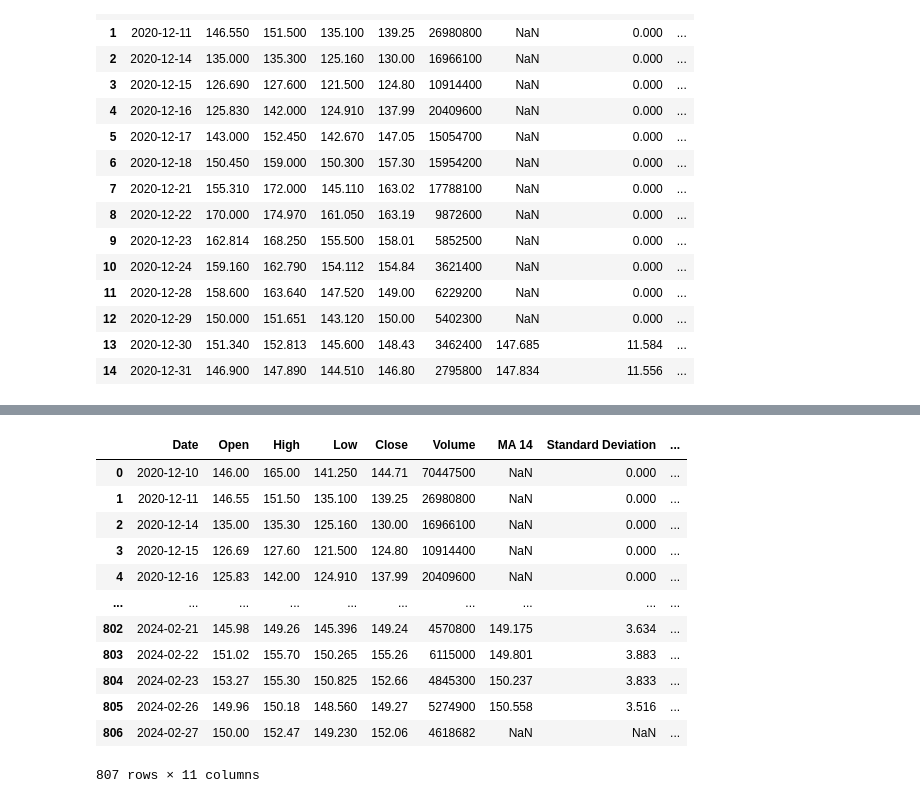
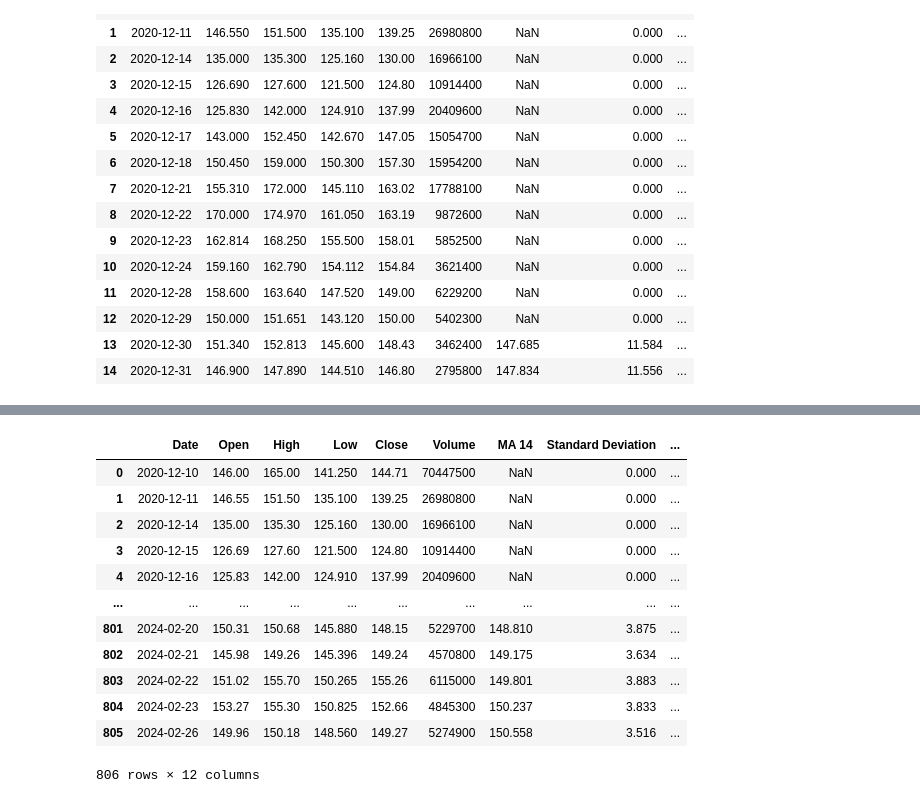
Before and after one commit to D-Voronkov-Official/Stocks-Price-Prediction-Program, a Jupyter notebook: Machine Learning Data Gathering/Scripts/Moving Average + Bollinger bands.ipynb, the cells around one changed output, grey strips where cells are left out. Saved outputs shown, nothing was run; the diff lists cells and outputs as text; code cells hidden in the pictures.

```diff
--- a/Machine Learning Data Gathering/Scripts/Moving Average + Bollinger bands.ipynb
+++ b/Machine Learning Data Gathering/Scripts/Moving Average + Bollinger bands.ipynb
@@ -191,6 +199,13 @@ def calculate_rsi(stocks_data, range_in_days = 14):
 <h1><center>ATR</center></h1>
 # %%
 def calculate_atr(stocks_data, day_range = 14):
+    '''
+        Function that calculates ATR for the table with stocks data
+
+        Arguments:
+            stocks_data - data frame on which ATR should be calculated
+            day_range - days range, on which ATR must be calculated (by default - 14)
+    '''
     stocks_data["High vs Low"] = stocks_data["High"] - stocks_data["Low"]
     for i in range(1, len(stocks_data)):
         stocks_data.loc[i, "High Vs Yesterday Close"] = np.abs(stocks_data.loc[i, "High"] - stocks_data.loc[i - 1, "Close"])
@@ -203,8 +218,7 @@ def calculate_atr(stocks_data, day_range = 14):
     for i in range(14, len(stocks_data)):
         stocks_data.loc[i, "ATR"] = (stocks_data.loc[i - 1, "ATR"] * (day_range - 1) + stocks_data.loc[i, "Max for TR"]) / day_range
 
-    stocks_data = stocks_data.drop("High vs Low", axis = 1).drop("High Vs Yesterday Close", axis = 1).drop("Low Vs Yesterday Close", axis = 1).drop("Max for TR", axis = 1)
-
+    stocks_data.drop(columns = ["High vs Low", "High Vs Yesterday Close", "Low Vs Yesterday Close"], inplace = True)
     return stocks_data
 # %% [markdown]
 -----------------------------------------------
@@ -259,21 +258,18 @@ new_data.tail(10)
-# %%
-last_day = {"Date" : "2024-02-27", "Open" : 150.00, "High" : 152.47, "Low" : 149.23, "Close" : 152.06, "Volume" : 4618682}
-new_data.loc[len(new_data)] = last_day
-new_data
-# %% [output]
-|  | Date | Open | High | Low | Close | Volume | MA 14 | Standard Deviation | ... |
-| 0 | 2020-12-10 | 146.00 | 165.00 | 141.250 | 144.71 | 70447500 | NaN | 0.000 | ... |
-| 1 | 2020-12-11 | 146.55 | 151.50 | 135.100 | 139.25 | 26980800 | NaN | 0.000 | ... |
-| 2 | 2020-12-14 | 135.00 | 135.30 | 125.160 | 130.00 | 16966100 | NaN | 0.000 | ... |
-| 3 | 2020-12-15 | 126.69 | 127.60 | 121.500 | 124.80 | 10914400 | NaN | 0.000 | ... |
-| 4 | 2020-12-16 | 125.83 | 142.00 | 124.910 | 137.99 | 20409600 | NaN | 0.000 | ... |
-| ... | ... | ... | ... | ... | ... | ... | ... | ... | ... |
-| 802 | 2024-02-21 | 145.98 | 149.26 | 145.396 | 149.24 | 4570800 | 149.175 | 3.634 | ... |
-| 803 | 2024-02-22 | 151.02 | 155.70 | 150.265 | 155.26 | 6115000 | 149.801 | 3.883 | ... |
-| 804 | 2024-02-23 | 153.27 | 155.30 | 150.825 | 152.66 | 4845300 | 150.237 | 3.833 | ... |
-| 805 | 2024-02-26 | 149.96 | 150.18 | 148.560 | 149.27 | 5274900 | 150.558 | 3.516 | ... |
-| 806 | 2024-02-27 | 150.00 | 152.47 | 149.230 | 152.06 | 4618682 | NaN | NaN | ... |
-807 rows × 11 columns
 # %%
-new_data = calculate_atr(new_data, 14)
+calculate_atr(test_data, 14)
+test_data
+# %% [output]
+|  | Date | Open | High | Low | Close | Volume | MA 14 | Standard Deviation | ... |
+| 0 | 2020-12-10 | 146.00 | 165.00 | 141.250 | 144.71 | 70447500 | NaN | 0.000 | ... |
+| 1 | 2020-12-11 | 146.55 | 151.50 | 135.100 | 139.25 | 26980800 | NaN | 0.000 | ... |
+| 2 | 2020-12-14 | 135.00 | 135.30 | 125.160 | 130.00 | 16966100 | NaN | 0.000 | ... |
+| 3 | 2020-12-15 | 126.69 | 127.60 | 121.500 | 124.80 | 10914400 | NaN | 0.000 | ... |
+| 4 | 2020-12-16 | 125.83 | 142.00 | 124.910 | 137.99 | 20409600 | NaN | 0.000 | ... |
+| ... | ... | ... | ... | ... | ... | ... | ... | ... | ... |
+| 801 | 2024-02-20 | 150.31 | 150.68 | 145.880 | 148.15 | 5229700 | 148.810 | 3.875 | ... |
+| 802 | 2024-02-21 | 145.98 | 149.26 | 145.396 | 149.24 | 4570800 | 149.175 | 3.634 | ... |
+| 803 | 2024-02-22 | 151.02 | 155.70 | 150.265 | 155.26 | 6115000 | 149.801 | 3.883 | ... |
+| 804 | 2024-02-23 | 153.27 | 155.30 | 150.825 | 152.66 | 4845300 | 150.237 | 3.833 | ... |
+| 805 | 2024-02-26 | 149.96 | 150.18 | 148.560 | 149.27 | 5274900 | 150.558 | 3.516 | ... |
+806 rows × 12 columns
 # %%
```
Also changed, not shown: parts of 15 cells of this notebook.
